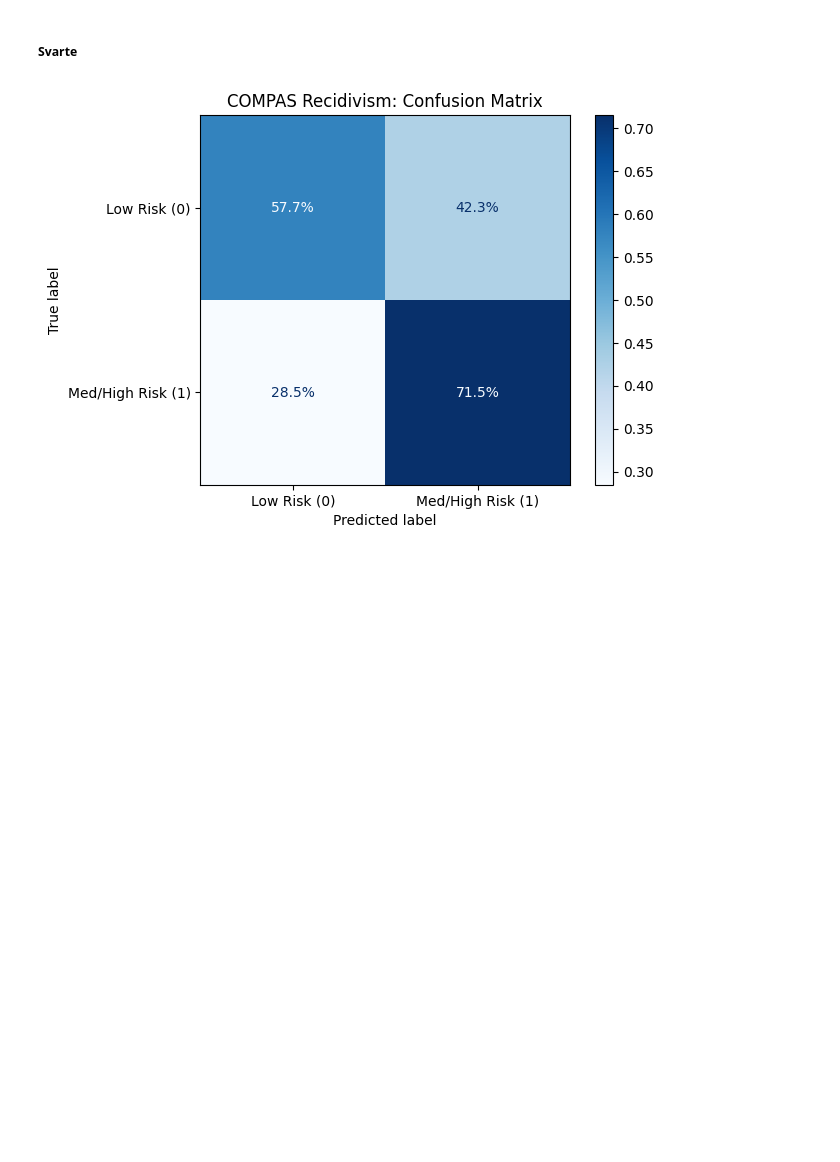
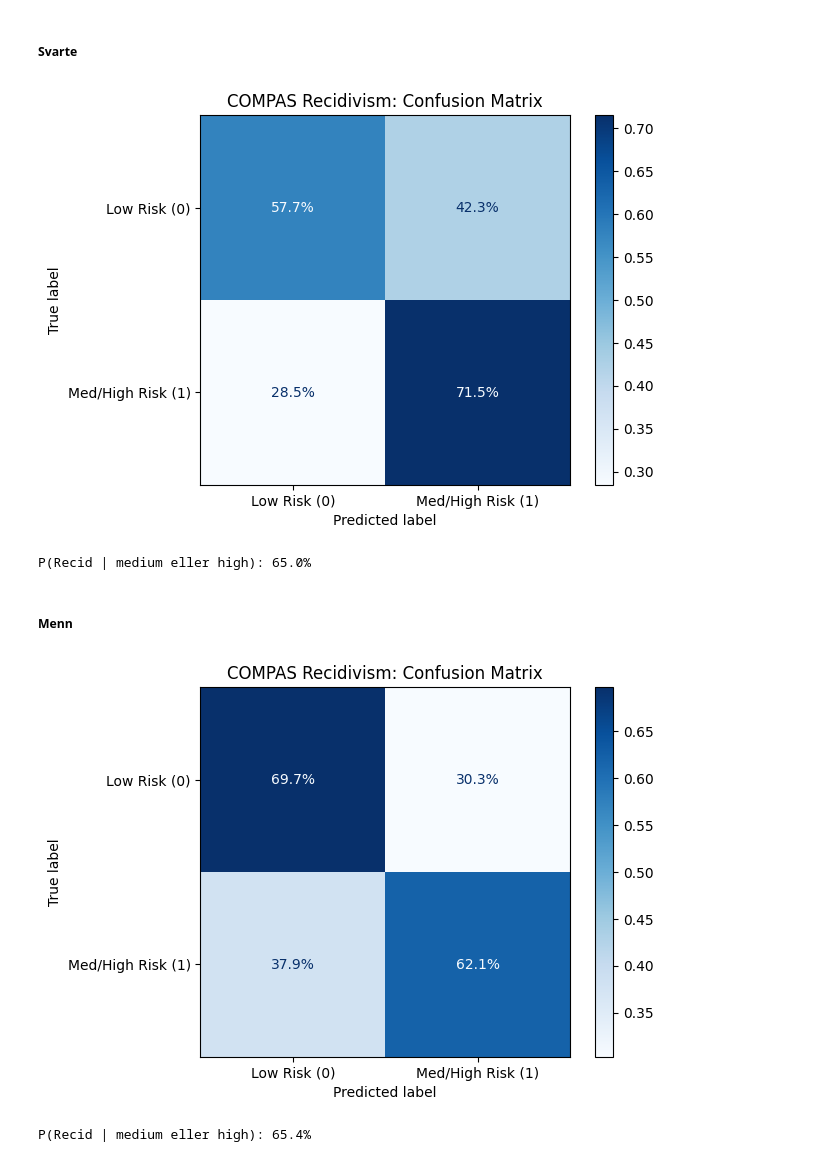
Before and after one commit to hhareide/HON2200_Prosjekt1_COMPAS, a Jupyter notebook: compasanalyse.ipynb, the cells around one changed output. Cells and saved outputs as stored; diff of their text form; code cells hidden in the pictures; blank space fills up the shorter version.

```diff
--- a/compasanalyse.ipynb
+++ b/compasanalyse.ipynb
@@ -198,5 +244,35 @@ disp.plot(cmap='Blues', values_format='.1%')
 
 plt.title('COMPAS Recidivism: Confusion Matrix')
 plt.show()
+
+rated_dangerous = df_sorted[df_sorted['predicted_recid'] == 1]
+p_recid = rated_dangerous['two_year_recid'].mean()
+print(f"P(Recid | medium eller high): {p_recid:.1%}")
 # %% [output]
 [figure]
+P(Recid | medium eller high): 65.0%
+# %% [markdown]
+##### Menn
+# %%
+sortby = 'Male'
+
+df_full['predicted_recid'] = df_full['score_text'].apply(lambda x: 1 if x in ['Medium', 'High'] else 0)
+df_sorted = df_full[df_full['sex'] == sortby]
+
+
+cm_rates = confusion_matrix(df_sorted['two_year_recid'], df_sorted['predicted_recid'], normalize='true')
+
+disp = ConfusionMatrixDisplay(confusion_matrix=cm_rates,
+                              display_labels=['Low Risk (0)', 'Med/High Risk (1)'])
+
+disp.plot(cmap='Blues', values_format='.1%')
+
+plt.title('COMPAS Recidivism: Confusion Matrix')
+plt.show()
+
+rated_dangerous = df_sorted[df_sorted['predicted_recid'] == 1]
+p_recid = rated_dangerous['two_year_recid'].mean()
+print(f"P(Recid | medium eller high): {p_recid:.1%}")
+# %% [output]
+[figure, added]
+P(Recid | medium eller high): 65.4%
```
Also changed, not shown: parts of 34 cells of this notebook.
